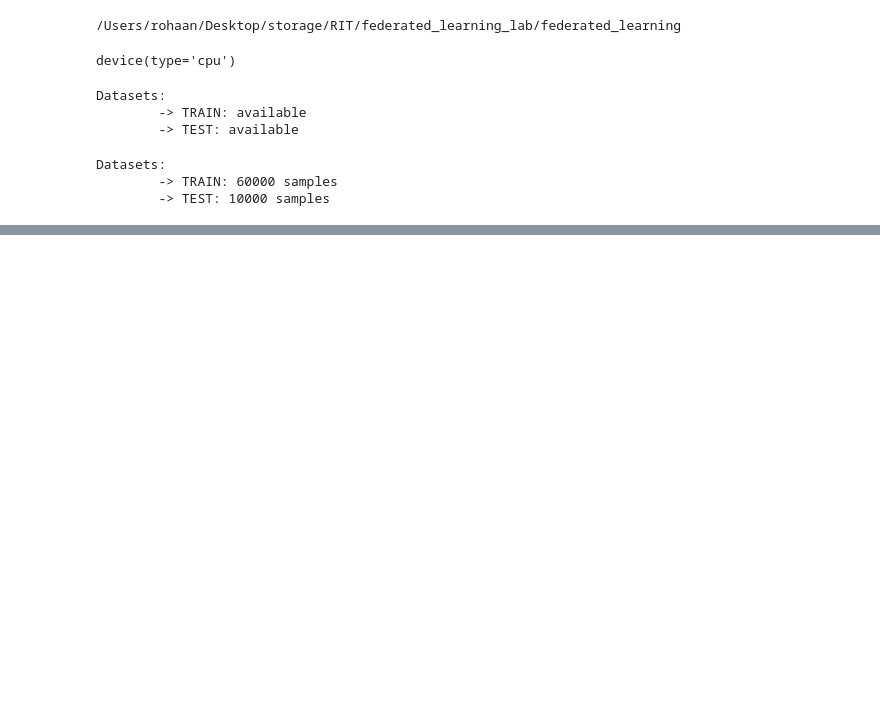
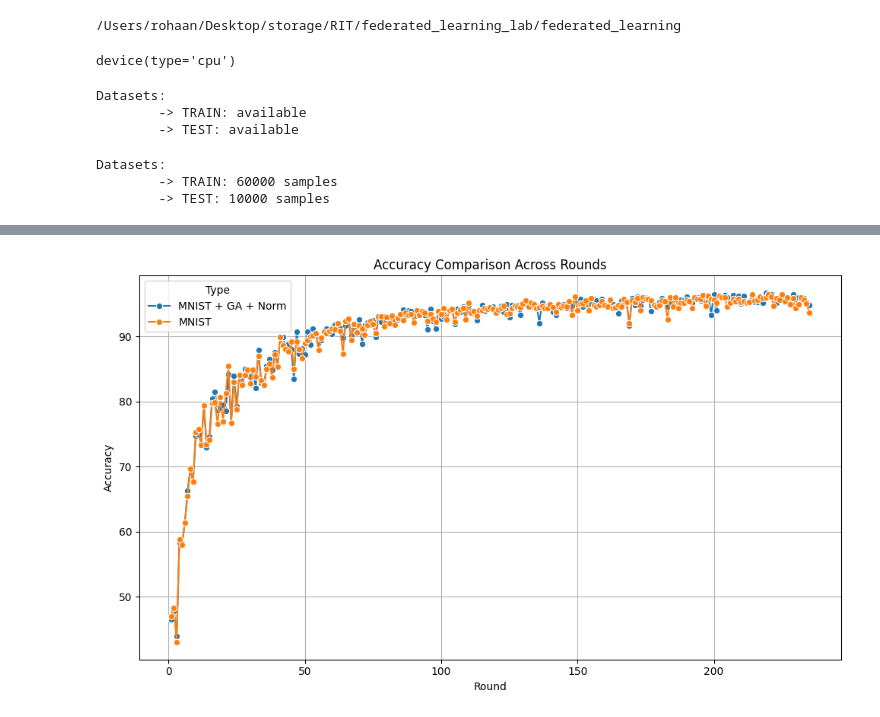
Before and after one commit to rohaan2614/federated_learning, a Jupyter notebook: Centralized_MNIST/Centralized_MNIST_GA.ipynb, the cells around one changed output, grey strips where cells are left out. Saved outputs shown, nothing was run; the diff lists cells and outputs as text; code cells hidden in the pictures; blank space fills up the shorter version.

```diff
--- a/Centralized_MNIST/Centralized_MNIST_GA.ipynb
+++ b/Centralized_MNIST/Centralized_MNIST_GA.ipynb
@@ -306,0 +372,15 @@ Test set: Average loss: 0.0022, Accuracy: 1987/10000 (20%)
+# %%
+import pandas as pd
+import seaborn as sns
+import pandas as pd
+
+# Create a DataFrame
+data = {
+    'Round': list(range(1, rounds + 1)),
+    'MNIST + GA + Norm': accuracies,
+    'MNIST' : control_accuracies
+    }
+
+df_accuracies = pd.DataFrame(data)
+
+df_accuracies
@@ -307 +401,21 @@ Test set: Average loss: 0.0022, Accuracy: 1987/10000 (20%)
+# %%
+# Melt the DataFrame for easier plotting
+df_accuracies_melted = df_accuracies.melt(id_vars='Round', var_name='Type', value_name='Accuracy')
+
+# Create the plot
+plt.figure(figsize=(10, 6))
+sns.lineplot(x='Round', y='Accuracy', hue='Type', data=df_accuracies_melted, marker='o')
+
+# Customize plot
+plt.title('Accuracy Comparison Across Rounds')
+plt.xlabel('Round')
+plt.ylabel('Accuracy')
+plt.legend(title='Type')
+plt.grid(True)
+
+# Show plot
+plt.tight_layout()
+plt.show()
+# %% [output]
+[figure, added]
 # %%
```
Also changed, not shown: parts of 7 cells of this notebook.
